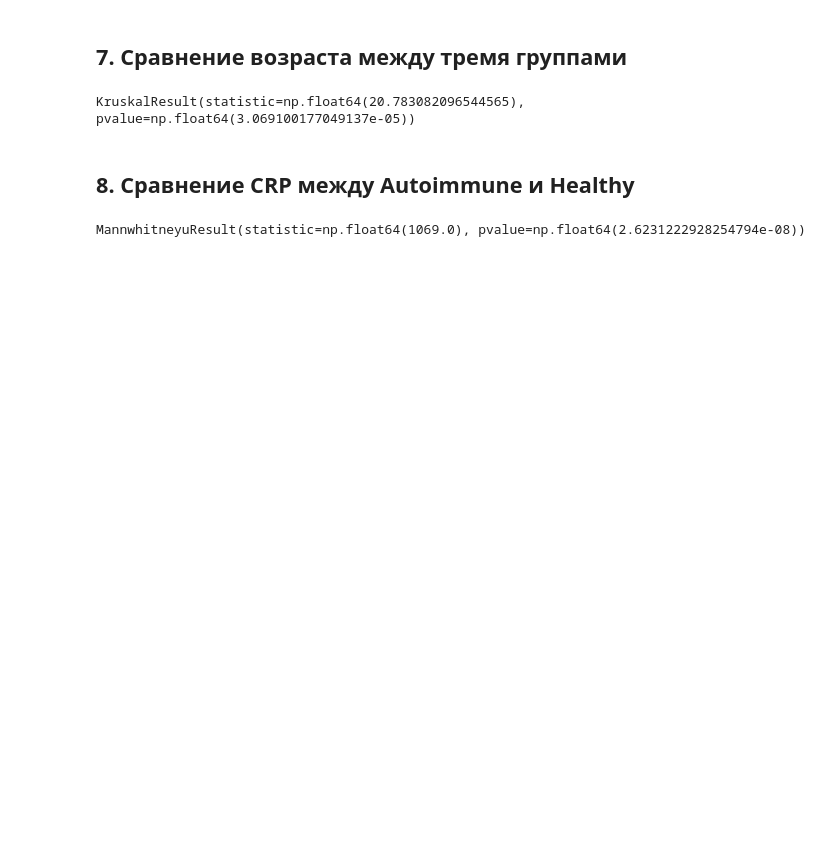
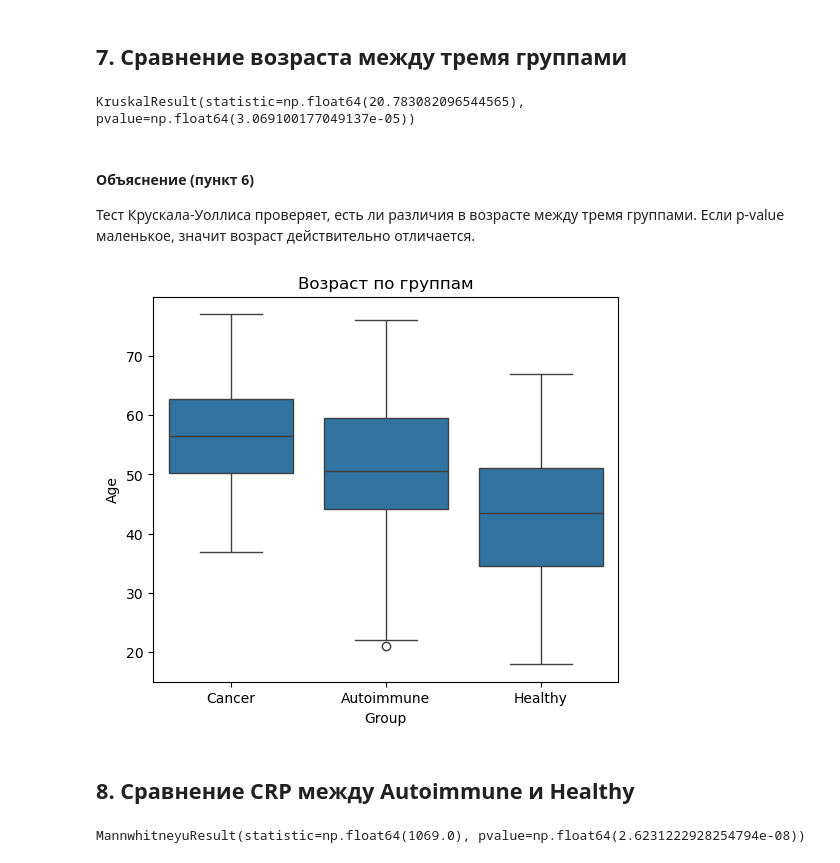
Before and after one commit to CaktusJohn/Medical-data-analysis, a Jupyter notebook: Immunology data analysis/Immunology data analysis.ipynb, the cells around one changed output. Drawn from its saved outputs; the diff is of its cells as text; code cells hidden in the pictures; blank space fills up the shorter version.

```diff
--- a/Immunology data analysis/Immunology data analysis.ipynb
+++ b/Immunology data analysis/Immunology data analysis.ipynb
@@ -146,6 +171,17 @@ groups = [df[df['Group'] == g]['Age'] for g in df['Group'].unique()]
 stats.kruskal(*groups)
 # %% [output]
 KruskalResult(statistic=np.float64(20.783082096544565), pvalue=np.float64(3.069100177049137e-05))
+# %% [markdown]
+#### Объяснение (пункт 6)
+Тест Крускала-Уоллиса проверяет, есть ли различия в возрасте между тремя группами. Если p-value маленькое, значит возраст действительно отличается.
+# %%
+# Визуализация: boxplot
+plt.figure(figsize=(6, 5))
+sns.boxplot(data=df, x='Group', y='Age')
+plt.title('Возраст по группам')
+plt.show()
+# %% [output]
+[figure, added]
 # %% [markdown]
 ## 8. Сравнение CRP между Autoimmune и Healthy
 # %%
```
Also changed, not shown: parts of 14 cells of this notebook.
